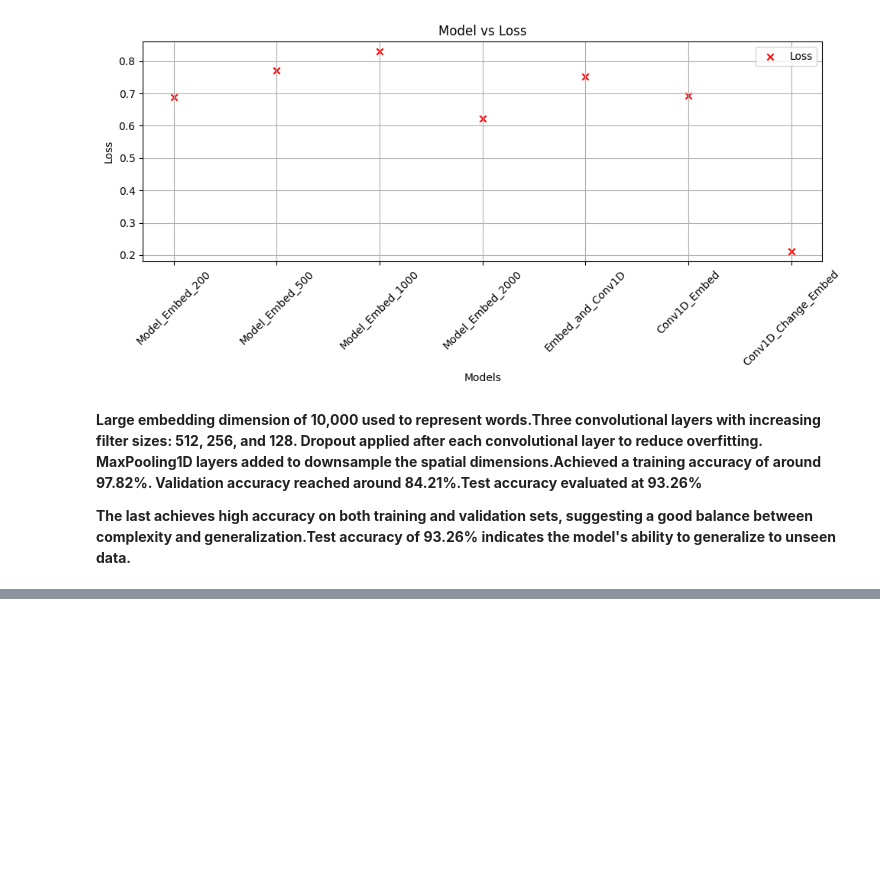
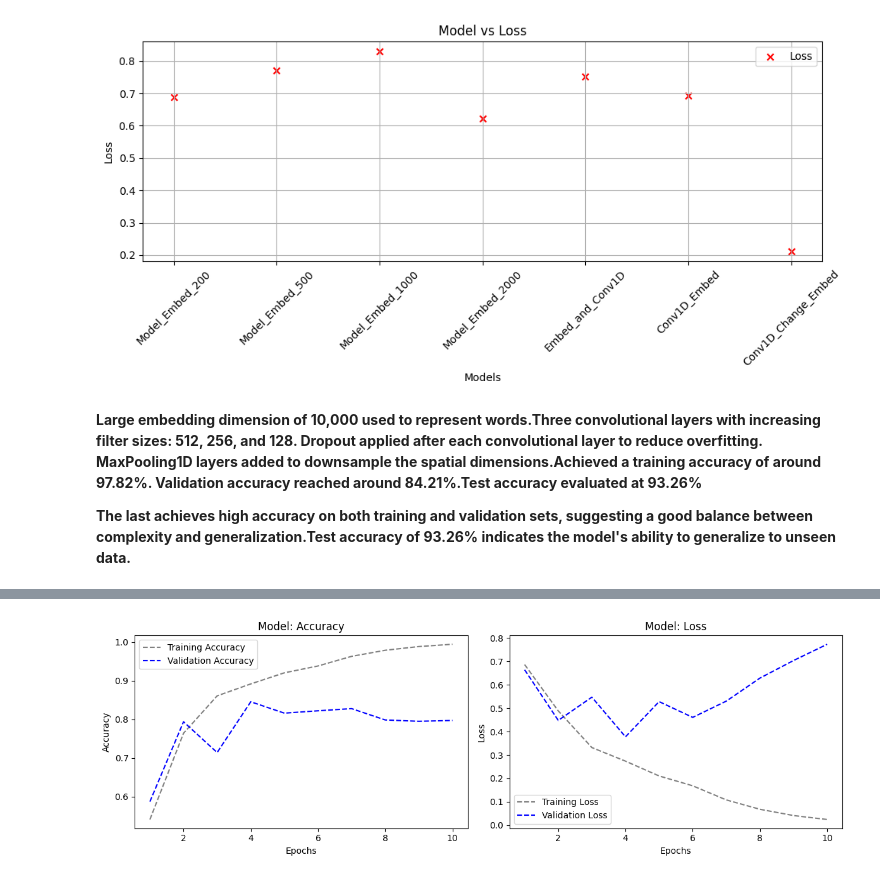
Before and after one commit to Pkodeboy/Machine-Learning-Models, a Jupyter notebook: Assignment 4/Pranay_Assignment_4.ipynb, the cells around one changed output, grey strips where cells are left out. Cells and saved outputs as stored; diff of their text form; code cells hidden in the pictures; blank space fills up the shorter version.

```diff
--- a/Assignment 4/Pranay_Assignment_4.ipynb
+++ b/Assignment 4/Pranay_Assignment_4.ipynb
@@ -1288,0 +1319,7 @@ plt.show()
+# %%
+
+# Compile the model
+model.compile(optimizer='adam', loss='binary_crossentropy', metrics=['acc'])
+# %%
+# Train the model
+history = model.fit(train_data, train_labels, epochs=10, batch_size=128, validation_data=(test_data, test_labels))
@@ -1288,0 +1347,37 @@ plt.show()
+# %%
+
+# Extract accuracy and loss values from the history object
+accuracy = history.history['acc']
+val_accuracy = history.history['val_acc']
+loss = history.history['loss']
+val_loss = history.history['val_loss']
+
+# Plotting the training and validation curves
+epochs = range(1, len(accuracy) + 1)
+
+plt.figure(figsize=(12, 4))
+
+plt.subplot(1, 2, 1)
+plt.plot(epochs, accuracy, color="grey", linestyle="dashed", label="Training Accuracy")
+plt.plot(epochs, val_accuracy, color="blue", linestyle="dashed", label="Validation Accuracy")
+plt.title("Model: Accuracy")
+plt.xlabel('Epochs')
+plt.ylabel('Accuracy')
+plt.legend()
+
+plt.subplot(1, 2, 2)
+plt.plot(epochs, loss, color="grey", linestyle="dashed", label="Training Loss")
+plt.plot(epochs, val_loss, color="blue", linestyle="dashed", label="Validation Loss")
+plt.title("Model: Loss")
+plt.xlabel('Epochs')
+plt.ylabel('Loss')
+plt.legend()
+
+plt.tight_layout()
+plt.show()
+
+# Evaluate the model on the test set
+test_loss, test_acc = model.evaluate(test_data, test_labels)
+print('Test accuracy:', test_acc)
+# %% [output]
+[figure, added]
```
Also changed, not shown: parts of 12 cells of this notebook.
